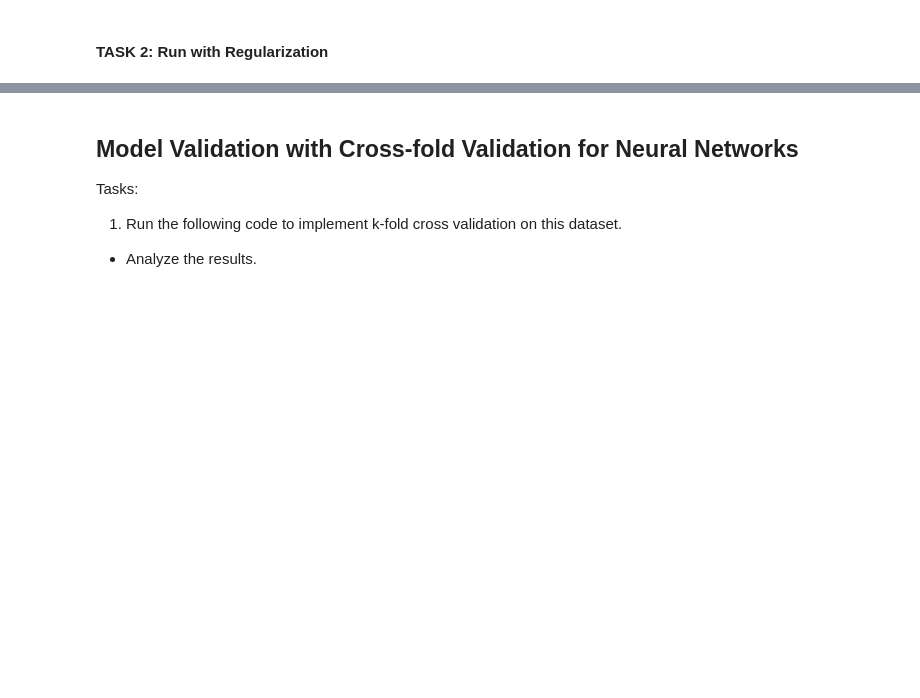
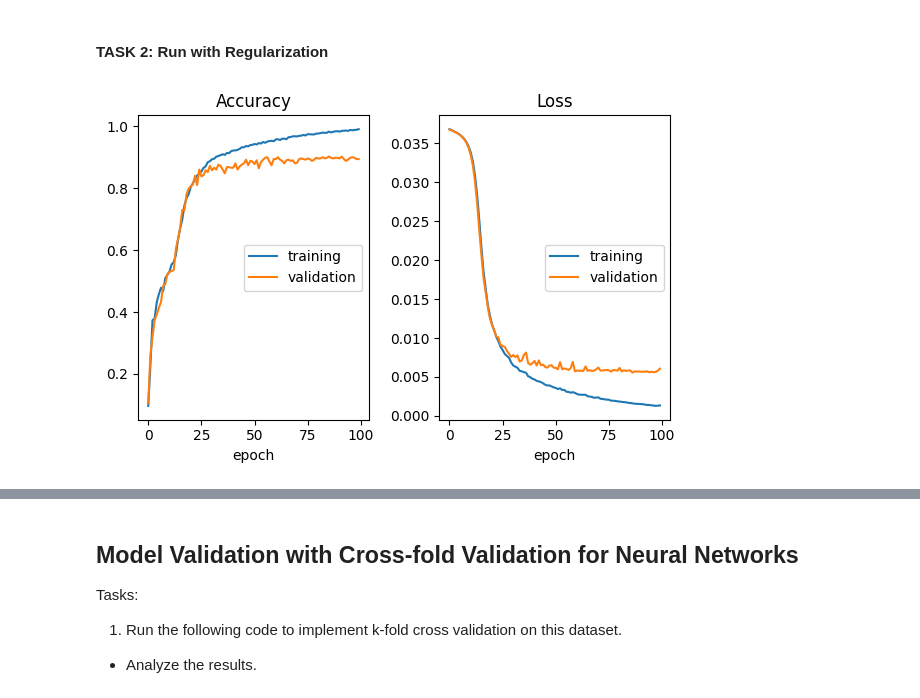
Before and after one commit to bmontoyag/UTEC_MISTI_2026, a Jupyter notebook: 2025mistiperu_modelvalidation_neuralnetworks_exercises.ipynb, the cells around one changed output, grey strips where cells are left out. Cells and saved outputs as stored; diff of their text form; code cells hidden in the pictures; blank space fills up the shorter version.

```diff
--- a/2025mistiperu_modelvalidation_neuralnetworks_exercises.ipynb
+++ b/2025mistiperu_modelvalidation_neuralnetworks_exercises.ipynb
@@ -720,0 +687,36 @@ Test loss = 0.0055, Test Accuracy = 0.908
+# %%
+# TASK 2 EXERCISE
+
+# Experiment with weight_decay values: 0.0005, 0.001, 0.005, 0.01
+# weight_decay = 0.0005 # Change this value for other experiments
+# Test loss = 0.005, Test Accuracy = 0.916
+
+# weight_decay = 0.001 # Change this value for other experiments
+# Test loss = 0.005, Test Accuracy = 0.92
+
+# weight_decay = 0.005 # Change this value for other experiments
+# Test loss = 0.0056, Test Accuracy = 0.892
+
+weight_decay = 0.01 # Change this value for other experiments
+# Test loss = 0.0055, Test Accuracy = 0.916
+
+# create network and optimizer
+learning_rate = 0.01
+n_epochs = 100
+fc_network = FullyConnectedNetwork(hidden_layers=3, hidden_nodes=1000)
+fc_network.to(device)
+fc_optimizer = optim.SGD(fc_network.parameters(), lr=learning_rate, weight_decay=weight_decay)
+
+plotlosses = PlotLosses(outputs=[MatplotlibPlot(cell_size = (3, 2))])
+
+for epoch in range(n_epochs):
+  train_loss, train_acc = trainer(fc_network, fc_optimizer, device)
+  val_loss, val_acc = tester(fc_network, val_loader, device)
+
+  plotlosses.update({'acc': train_acc, 'val_acc': val_acc, 'loss': train_loss, 'val_loss': val_loss})
+  plotlosses.draw()  # draw, update logs, etc
+
+test_loss, test_acc = tester(fc_network, test_loader, device)
+print("Test loss = {loss}, Test Accuracy = {acc}".format(loss=round(test_loss, 4), acc=round(test_acc, 4)))
+# %% [output]
+[figure, added]
```
Also changed, not shown: parts of 13 cells of this notebook.
